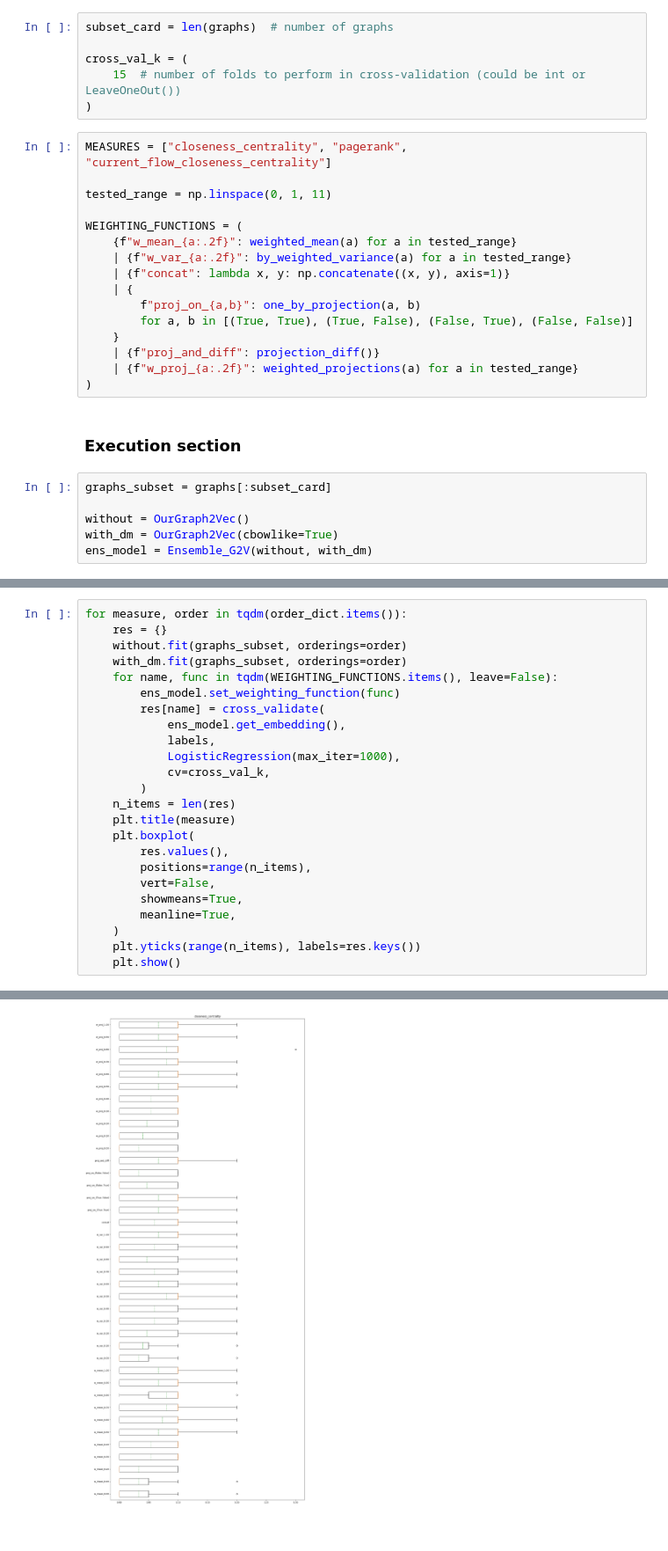
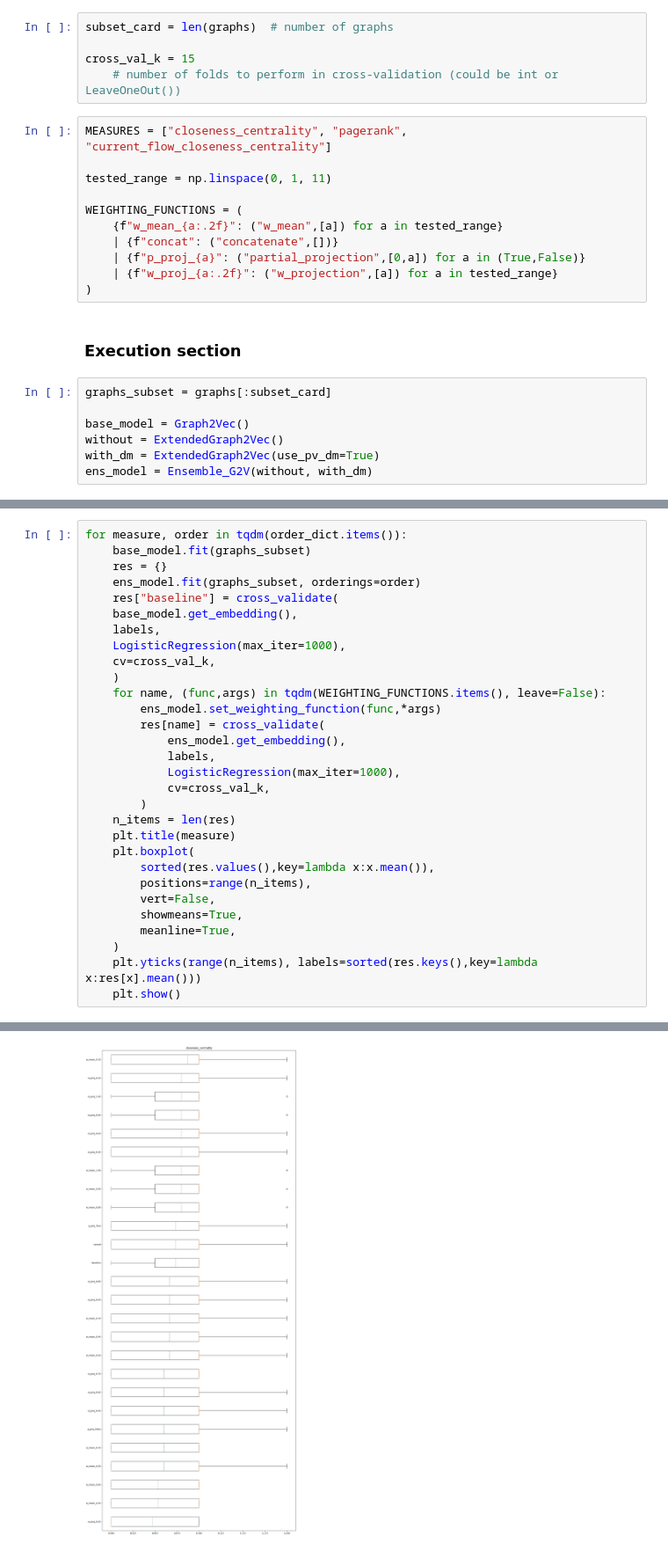
Before and after one commit to ejowik/2023L-machine-learning-on-graphs, a Jupyter notebook: notebooks/ensemble_experiments_CSL.ipynb, the cells around one changed output, grey strips where cells are left out. Shown: that part at 88% size. Drawn from its saved outputs; the diff is of its cells as text.

Commit message:
final graph2vec implementation

```diff
--- a/notebooks/ensemble_experiments_CSL.ipynb
+++ b/notebooks/ensemble_experiments_CSL.ipynb
@@ -40,30 +40,25 @@ order_dict = np.load("../datasets/CSL/orderings.npy", allow_pickle=True)[()]
 # %%
 subset_card = len(graphs)  # number of graphs
 
-cross_val_k = (
-    15  # number of folds to perform in cross-validation (could be int or LeaveOneOut())
-)
+cross_val_k = 15
+    # number of folds to perform in cross-validation (could be int or LeaveOneOut())
 # %%
 MEASURES = ["closeness_centrality", "pagerank", "current_flow_closeness_centrality"]
 
 tested_range = np.linspace(0, 1, 11)
 
 WEIGHTING_FUNCTIONS = (
-    {f"w_mean_{a:.2f}": weighted_mean(a) for a in tested_range}
-    | {f"w_var_{a:.2f}": by_weighted_variance(a) for a in tested_range}
-    | {f"concat": lambda x, y: np.concatenate((x, y), axis=1)}
-    | {
-        f"proj_on_{a,b}": one_by_projection(a, b)
-        for a, b in [(True, True), (True, False), (False, True), (False, False)]
-    }
-    | {f"proj_and_diff": projection_diff()}
-    | {f"w_proj_{a:.2f}": weighted_projections(a) for a in tested_range}
+    {f"w_mean_{a:.2f}": ("w_mean",[a]) for a in tested_range}
+    | {f"concat": ("concatenate",[])}
+    | {f"p_proj_{a}": ("partial_projection",[0,a]) for a in (True,False)}
+    | {f"w_proj_{a:.2f}": ("w_projection",[a]) for a in tested_range}
 )
 # %% [markdown]
 ### Execution section
 # %%
 graphs_subset = graphs[:subset_card]
 
-without = OurGraph2Vec()
-with_dm = OurGraph2Vec(cbowlike=True)
+base_model = Graph2Vec()
+without = ExtendedGraph2Vec()
+with_dm = ExtendedGraph2Vec(use_pv_dm=True)
 ens_model = Ensemble_G2V(without, with_dm)
@@ -70,10 +106,16 @@ ens_model = Ensemble_G2V(without, with_dm)
 # %%
 for measure, order in tqdm(order_dict.items()):
+    base_model.fit(graphs_subset)
     res = {}
-    without.fit(graphs_subset, orderings=order)
-    with_dm.fit(graphs_subset, orderings=order)
-    for name, func in tqdm(WEIGHTING_FUNCTIONS.items(), leave=False):
-        ens_model.set_weighting_function(func)
+    ens_model.fit(graphs_subset, orderings=order)
+    res["baseline"] = cross_validate(
+    base_model.get_embedding(),
+    labels,
+    LogisticRegression(max_iter=1000),
+    cv=cross_val_k,
+    )
+    for name, (func,args) in tqdm(WEIGHTING_FUNCTIONS.items(), leave=False):
+        ens_model.set_weighting_function(func,*args)
         res[name] = cross_validate(
             ens_model.get_embedding(),
             labels,
@@ -83,12 +125,12 @@ for measure, order in tqdm(order_dict.items()):
     n_items = len(res)
     plt.title(measure)
     plt.boxplot(
-        res.values(),
+        sorted(res.values(),key=lambda x:x.mean()),
         positions=range(n_items),
         vert=False,
         showmeans=True,
         meanline=True,
     )
-    plt.yticks(range(n_items), labels=res.keys())
+    plt.yticks(range(n_items), labels=sorted(res.keys(),key=lambda x:res[x].mean()))
     plt.show()
 # %% [output]
@@ -96 +138 @@ for measure, order in tqdm(order_dict.items()):
-[figure, old version]
+[figure, new version]
```
Also changed, not shown: parts of 6 cells of this notebook, 4 other files.
